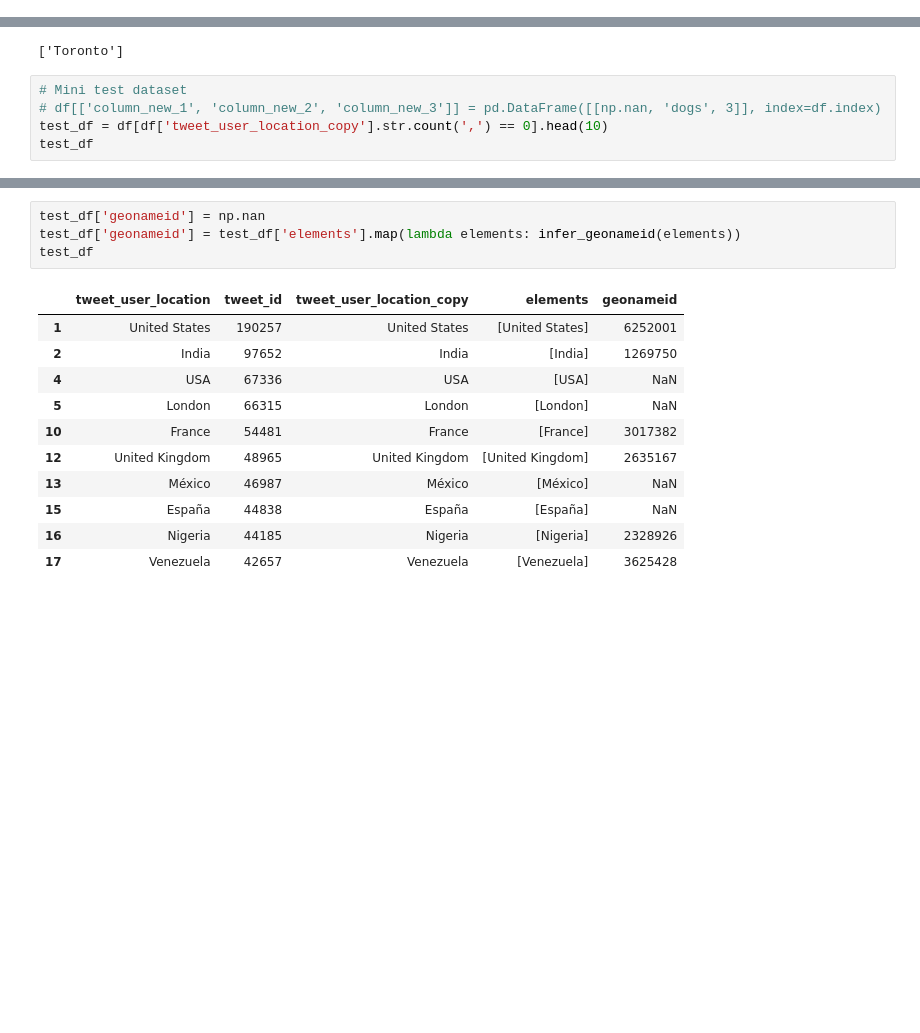
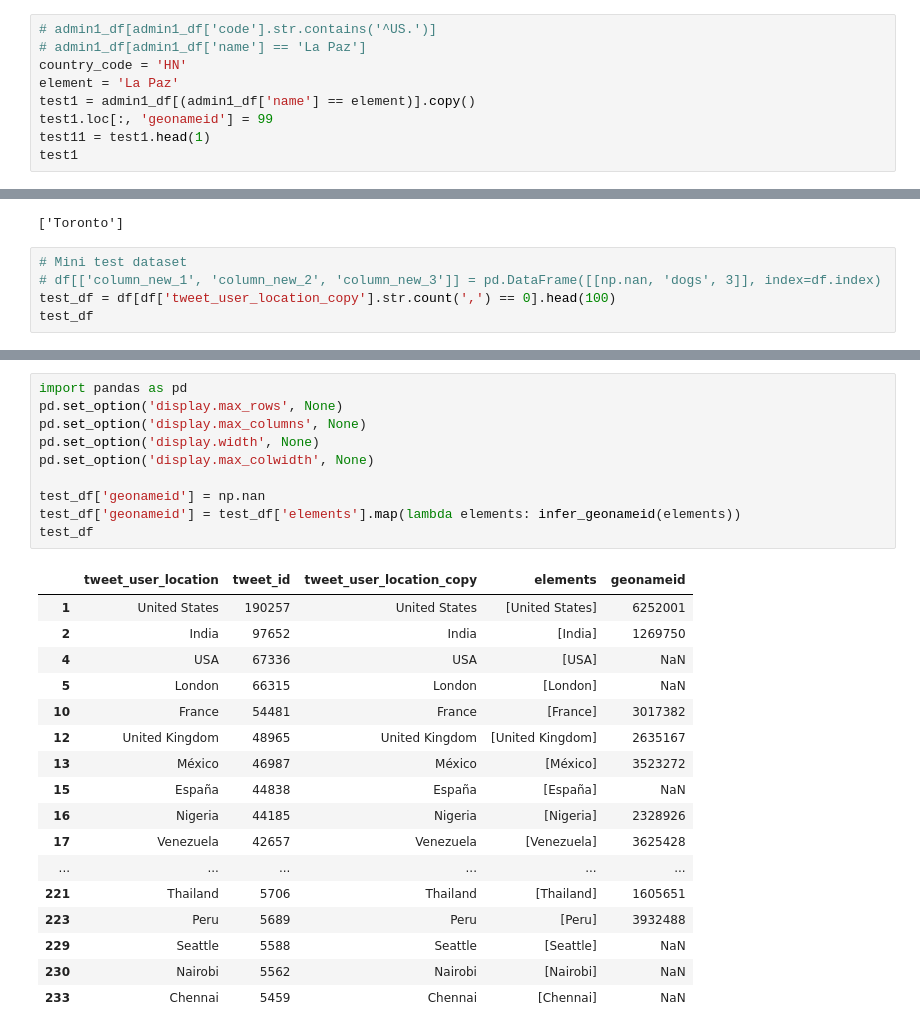
Before and after one commit to chumlab/covid19project, a Jupyter notebook: experimentation.ipynb, the cells around one changed output, grey strips where cells are left out. Saved outputs shown, nothing was run; the diff lists cells and outputs as text; blank space fills up the shorter version.

```diff
--- a/experimentation.ipynb
+++ b/experimentation.ipynb
@@ -131,3 +131,12 @@ admin1_df[admin1_df['code'].str.contains('^CA.')]
 | 3943 | CA.SK | Saskatchewan | Saskatchewan | 6141242 |
 | 3944 | CA.YK | Yukon | Yukon | 6185811 |
 | 3945 | CA.NL | Newfoundland and Labrador | Newfoundland and Labrador | 6354959 |
+# %%
+# admin1_df[admin1_df['code'].str.contains('^US.')]
+# admin1_df[admin1_df['name'] == 'La Paz']
+country_code = 'HN'
+element = 'La Paz'
+test1 = admin1_df[(admin1_df['name'] == element)].copy()
+test1.loc[:, 'geonameid'] = 99
+test11 = test1.head(1)
+test1
@@ -268,7 +282,7 @@ print(split_parts('Toronto'))
 # %%
 # Mini test dataset
 # df[['column_new_1', 'column_new_2', 'column_new_3']] = pd.DataFrame([[np.nan, 'dogs', 3]], index=df.index)
-test_df = df[df['tweet_user_location_copy'].str.count(',') == 0].head(10)
+test_df = df[df['tweet_user_location_copy'].str.count(',') == 0].head(100)
 test_df
 # %% [output]
 |  | tweet_user_location | tweet_id | tweet_user_location_copy |
@@ -435,19 +495,31 @@ def infer_geonameid(elements):
 # %%
+import pandas as pd
+pd.set_option('display.max_rows', None)
+pd.set_option('display.max_columns', None)
+pd.set_option('display.width', None)
+pd.set_option('display.max_colwidth', None)
+
 test_df['geonameid'] = np.nan
 test_df['geonameid'] = test_df['elements'].map(lambda elements: infer_geonameid(elements))
 test_df
 # %% [output]
 |  | tweet_user_location | tweet_id | tweet_user_location_copy | elements | geonameid |
 | 1 | United States | 190257 | United States | [United States] | 6252001 |
 | 2 | India | 97652 | India | [India] | 1269750 |
 | 4 | USA | 67336 | USA | [USA] | NaN |
 | 5 | London | 66315 | London | [London] | NaN |
 | 10 | France | 54481 | France | [France] | 3017382 |
 | 12 | United Kingdom | 48965 | United Kingdom | [United Kingdom] | 2635167 |
-| 13 | México | 46987 | México | [México] | NaN |
+| 13 | México | 46987 | México | [México] | 3523272 |
 | 15 | España | 44838 | España | [España] | NaN |
 | 16 | Nigeria | 44185 | Nigeria | [Nigeria] | 2328926 |
 | 17 | Venezuela | 42657 | Venezuela | [Venezuela] | 3625428 |
+| ... | ... | ... | ... | ... | ... |
+| 221 | Thailand | 5706 | Thailand | [Thailand] | 1605651 |
+| 223 | Peru | 5689 | Peru | [Peru] | 3932488 |
+| 229 | Seattle | 5588 | Seattle | [Seattle] | NaN |
+| 230 | Nairobi | 5562 | Nairobi | [Nairobi] | NaN |
+| 233 | Chennai | 5459 | Chennai | [Chennai] | NaN |
 # %%
 print_geonameid_completeness(test_df)
 # %% [output]
```
Also changed, not shown: parts of 6 cells of this notebook.
